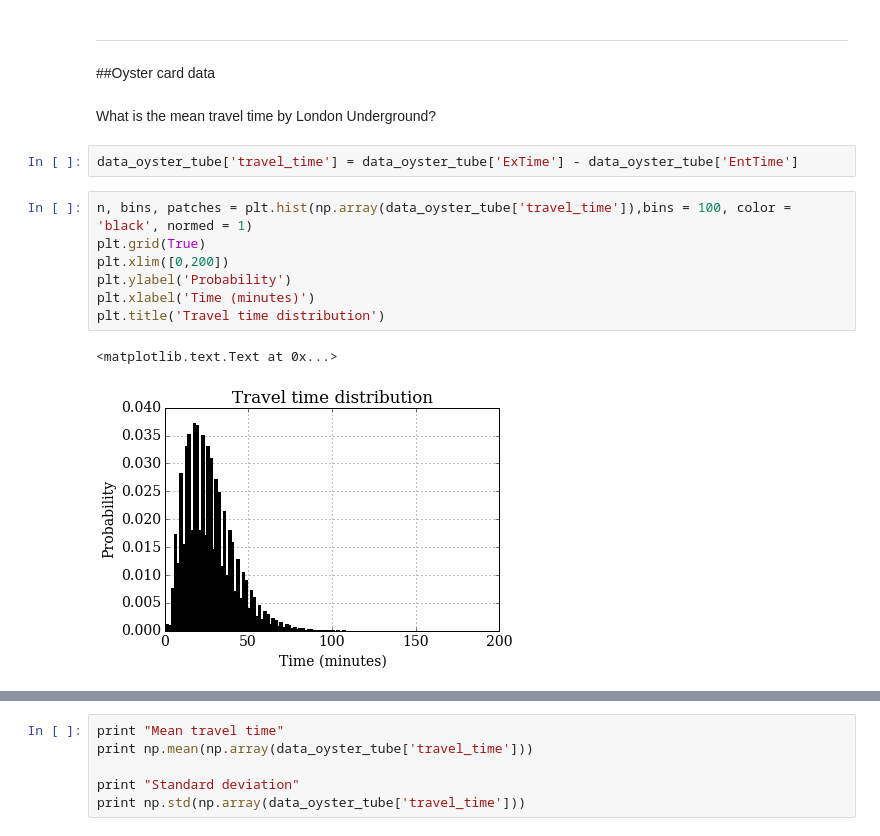
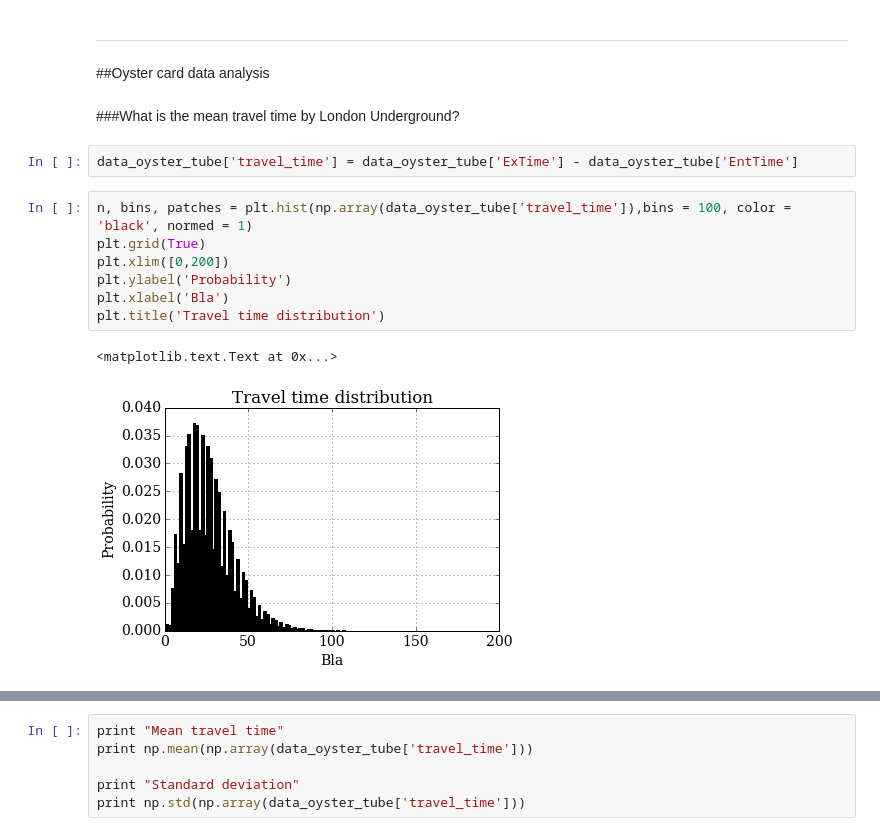
Before and after one commit to AnyaRum/Data_science_intensive_data_story, a Jupyter notebook: Data_story_project_London_underground_data.ipynb, the cells around one changed output, grey strips where cells are left out. Saved outputs shown, nothing was run; the diff lists cells and outputs as text.

```diff
--- a/Data_story_project_London_underground_data.ipynb
+++ b/Data_story_project_London_underground_data.ipynb
@@ -262,18 +277,18 @@ plt.title('Sundays', fontweight = 'bold', fontsize = 18)
 # %% [markdown]
 ------
 # %% [markdown]
-##Oyster card data
+##Oyster card data analysis
 # %% [markdown]
-What is the mean travel time by London Underground?
+###What is the mean travel time by London Underground?
 # %%
 data_oyster_tube['travel_time'] = data_oyster_tube['ExTime'] - data_oyster_tube['EntTime']
 # %%
 n, bins, patches = plt.hist(np.array(data_oyster_tube['travel_time']),bins = 100, color = 'black', normed = 1)
 plt.grid(True)
 plt.xlim([0,200])
 plt.ylabel('Probability')
-plt.xlabel('Time (minutes)')
+plt.xlabel('Bla')
 plt.title('Travel time distribution')
 # %% [output]
 <matplotlib.text.Text at 0x...>
-[figure, old version]
+[figure, new version]
```
Also changed, not shown: parts of 25 cells of this notebook.
